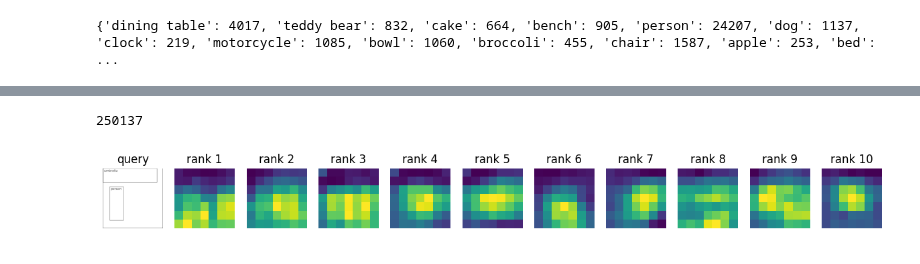
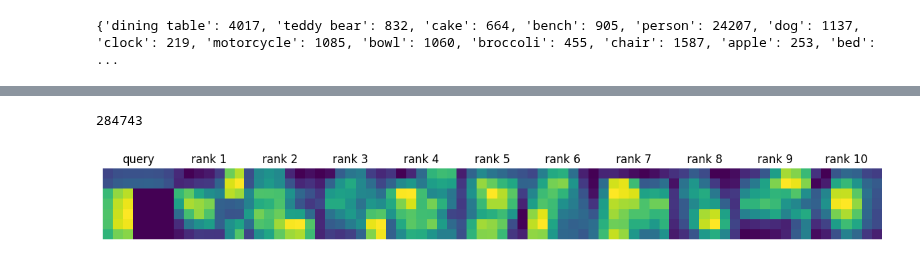
Before and after one commit to gyusik19/bbir, a Jupyter notebook: sandbox.ipynb, the cells around one changed output, grey strips where cells are left out. Saved outputs shown, nothing was run; the diff lists cells and outputs as text; code cells hidden in the pictures.

```diff
--- a/sandbox.ipynb
+++ b/sandbox.ipynb
@@ -53,6 +53,7 @@ all_categories = []
 all_bboxes = []
 embed_fn = fasttext.load_model('cc.en.300.bin').get_word_vector
 query_features = []
+each_query_features = []
 queries = None
 query_ids = None
 index = 0
@@ -68,6 +69,7 @@ with torch.no_grad():
             # normalize the output feature
             output_feature = output_feature / torch.norm(output_feature, dim=1, keepdim=True)
             output_feature = output_feature * masks
+            each_query_features.append(output_feature.cpu().numpy())
             output_feature, _ = torch.max(output_feature, dim=0)
             query_features.append(output_feature.view(1, -1).cpu().numpy())
 
@@ -139,7 +141,7 @@ import matplotlib.pyplot as plt
 import numpy as np
 import math
 
-query_idx = 60
+query_idx = 37
 # draw a 31 x 31 empty grid
 l = 300
 grid = np.zeros((l, l, 3))
@@ -380,34 +400,34 @@ for i, fm in enumerate(feature_maps):
 processed_feature_maps = np.stack(processed_feature_maps, axis=0)
 
 # relevant_positions = [idx for idx, img in enumerate(ranked_list) if is_relevant(queries[query_idx], img, coco=coco)]
 # print(is_relevant(queries[query_idx], ranked_list[0], coco=coco))
 img_paths = [f'./data/coco/val2017/images/000000{all_img_ids[indices[query_idx][i]]:06}.jpg' for i in range(10)]
 # img_path = f'./data/coco/val2017/images/000000221281.jpg'
 print(query_ids[query_idx])
 
 plt.figure(figsize=(15, 10))
 
 # Display the 'query' image in the first position
 plt.subplot(1, 11, 1) # for 1 row and 11 columns (1 query + 10 results)
-plt.imshow(grid)
+plt.imshow(gray_scale)
 plt.axis('off')
 plt.title('query')
 
 # Loop through and display 10 result images
 for i in range(10):
     plt.subplot(1, 11, i+2) # for 1 row and 11 columns
     plt.imshow(processed_feature_maps[i])
     plt.axis('off')
     plt.title(f'rank {i+1}')
 
 
 # for i in range(10):
 #     plt.subplot(3, 4, i+2)
 #     plt.imshow(processed_feature_maps[i])
 #     plt.axis('off')
 #     plt.title(f'rank {i+1}, img: {all_img_ids[indices[query_idx][i]]}, distance: {distances[query_idx][i]:.3f}')
-
+plt.subplots_adjust(wspace=0, hspace=0)
 plt.show()
 # %% [output]
-250137
+284743
-[figure, old version]
+[figure, new version]
```
Also changed, not shown: parts of 3 cells of this notebook, 1 other file.
